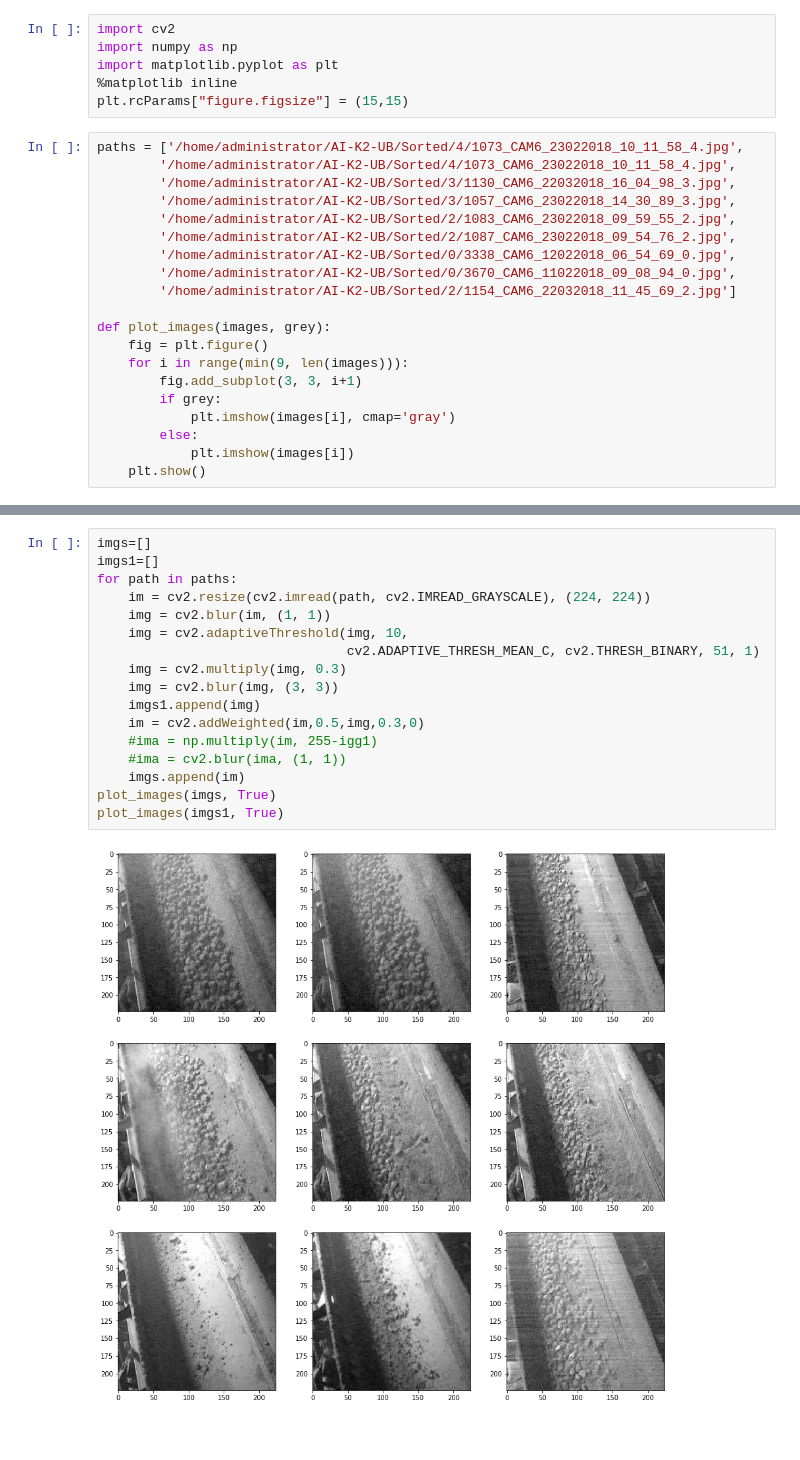
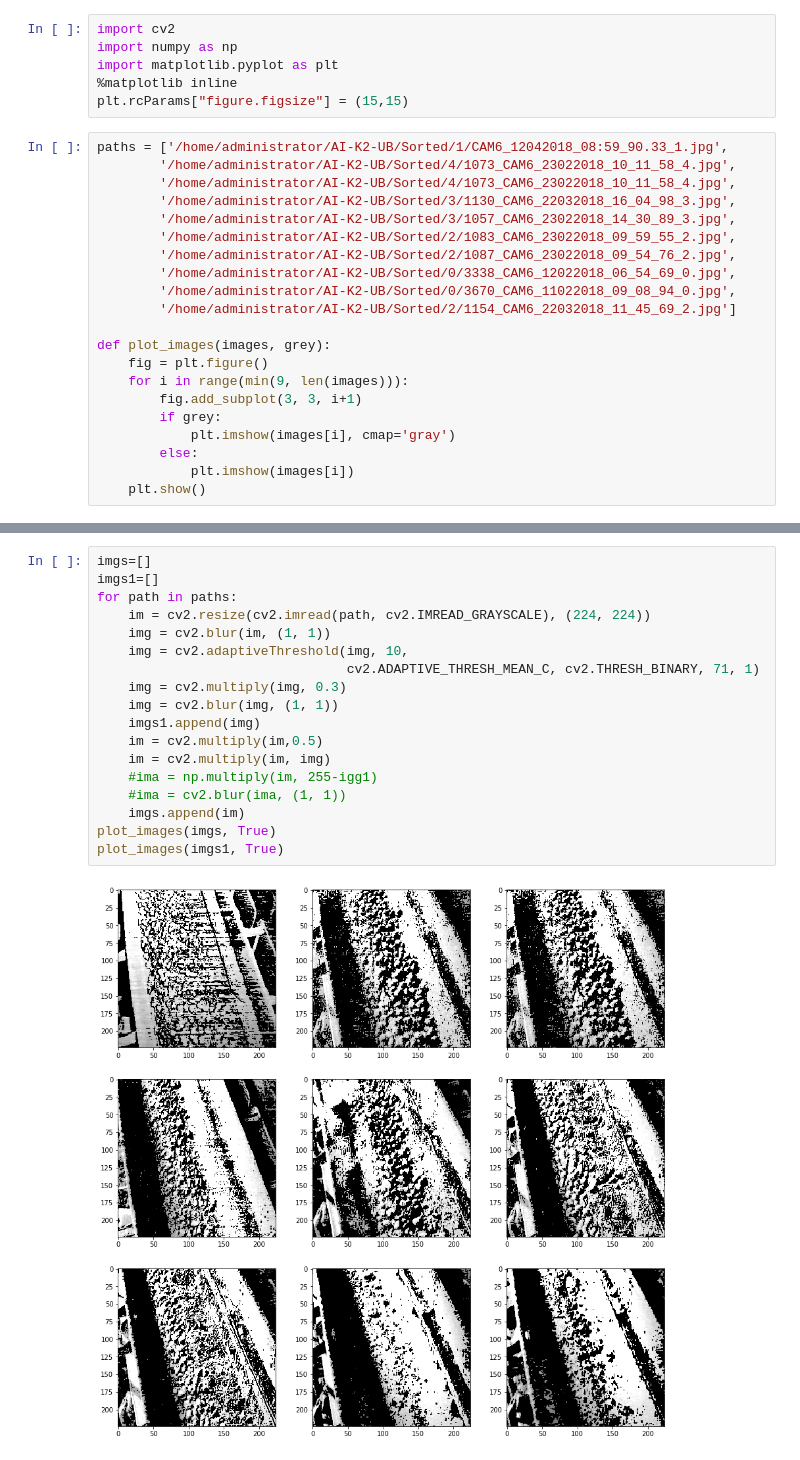
Before and after one commit to BEugen/AI-K2-UB, a Jupyter notebook: img-prep.ipynb, the cells around one changed output, grey strips where cells are left out. Cells and saved outputs as stored; diff of their text form.

```diff
--- a/img-prep.ipynb
+++ b/img-prep.ipynb
@@ -5,7 +5,8 @@ import matplotlib.pyplot as plt
 %matplotlib inline
 plt.rcParams["figure.figsize"] = (15,15)
 # %%
-paths = ['/home/administrator/AI-K2-UB/Sorted/4/1073_CAM6_23022018_10_11_58_4.jpg',
+paths = ['/home/administrator/AI-K2-UB/Sorted/1/CAM6_12042018_08:59_90.33_1.jpg',
+        '/home/administrator/AI-K2-UB/Sorted/4/1073_CAM6_23022018_10_11_58_4.jpg',
         '/home/administrator/AI-K2-UB/Sorted/4/1073_CAM6_23022018_10_11_58_4.jpg',
         '/home/administrator/AI-K2-UB/Sorted/3/1130_CAM6_22032018_16_04_98_3.jpg',
         '/home/administrator/AI-K2-UB/Sorted/3/1057_CAM6_23022018_14_30_89_3.jpg',
@@ -35,19 +36,20 @@ plot_images(imgs, False)
 # %%
 imgs=[]
 imgs1=[]
 for path in paths:
     im = cv2.resize(cv2.imread(path, cv2.IMREAD_GRAYSCALE), (224, 224))
     img = cv2.blur(im, (1, 1))
     img = cv2.adaptiveThreshold(img, 10,
-                                cv2.ADAPTIVE_THRESH_MEAN_C, cv2.THRESH_BINARY, 51, 1)
+                                cv2.ADAPTIVE_THRESH_MEAN_C, cv2.THRESH_BINARY, 71, 1)
     img = cv2.multiply(img, 0.3)
-    img = cv2.blur(img, (3, 3))
+    img = cv2.blur(img, (1, 1))
     imgs1.append(img)
-    im = cv2.addWeighted(im,0.5,img,0.3,0)
+    im = cv2.multiply(im,0.5)
+    im = cv2.multiply(im, img)
     #ima = np.multiply(im, 255-igg1)
     #ima = cv2.blur(ima, (1, 1))
     imgs.append(im)
 plot_images(imgs, True)
 plot_images(imgs1, True)
 # %% [output]
-[figure, old version]
+[figure, new version]
```
Also changed, not shown: parts of 5 cells of this notebook, 2 other files.
